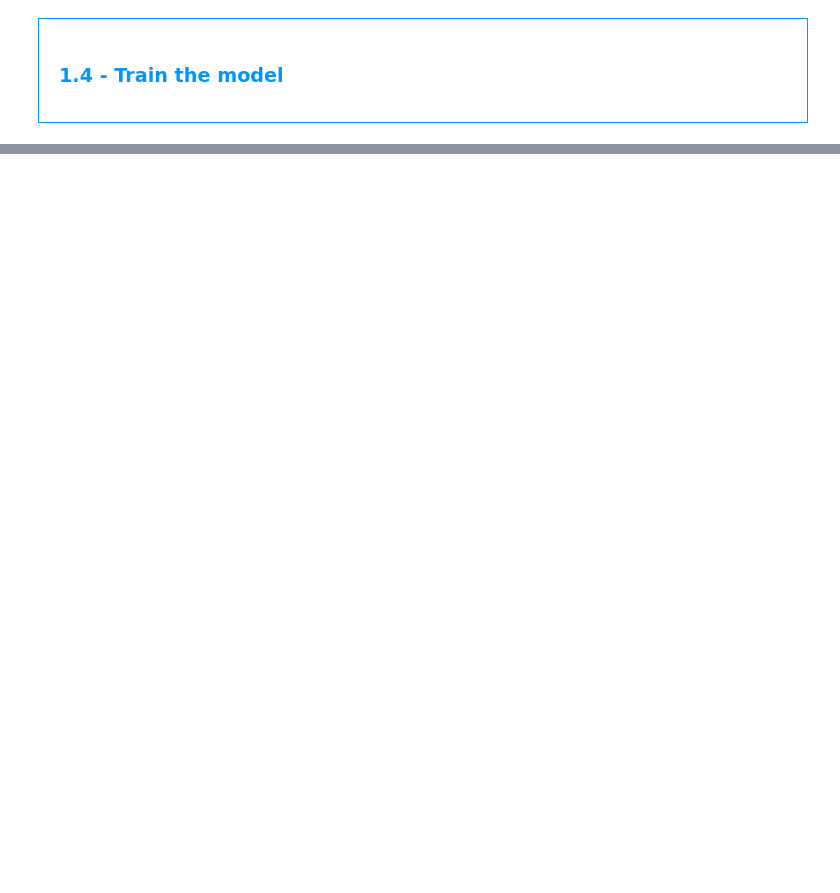
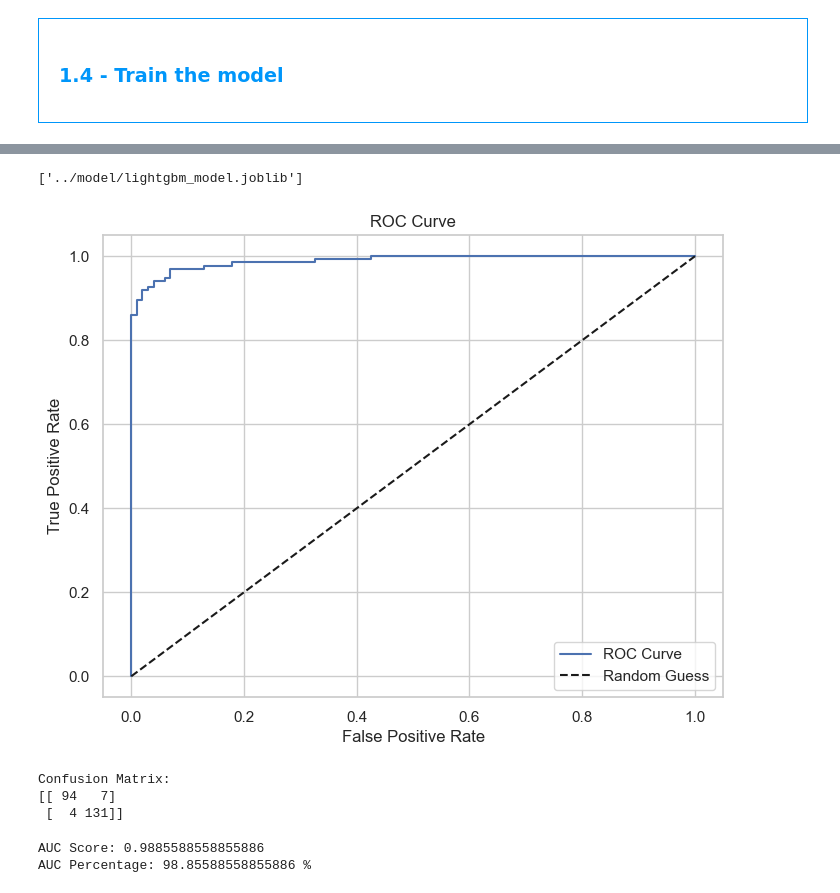
Before and after one commit to zizou47/Data-Science-Projects, a Jupyter notebook: Bank Customer Churn/notebook/main.ipynb, the cells around one changed output, grey strips where cells are left out. Saved outputs shown, nothing was run; the diff lists cells and outputs as text; code cells hidden in the pictures; blank space fills up the shorter version.

```diff
--- a/Bank Customer Churn/notebook/main.ipynb
+++ b/Bank Customer Churn/notebook/main.ipynb
@@ -478,0 +576,52 @@ Similar Training and Validation Scores: If both the training and validation scor
+# %%
+from joblib import dump, load
+
+
+# Save the model to a file
+dump(lgbm, "../model/lightgbm_model.joblib")
+# %% [output]
+['../model/lightgbm_model.joblib']
+# %%
+from sklearn.metrics import roc_curve, confusion_matrix
+import matplotlib.pyplot as plt
+
+# Predict probabilities for the test set
+y_prob = lgbm.predict_proba(X_test)[:, 1]  # Use the original test set X_test
+
+# Calculate ROC curve
+fpr, tpr, thresholds = roc_curve(y_test, y_prob)
+
+# Plot ROC curve
+plt.figure(figsize=(8, 6))
+plt.plot(fpr, tpr, label='ROC Curve')
+plt.plot([0, 1], [0, 1], 'k--', label='Random Guess')
+plt.xlabel('False Positive Rate')
+plt.ylabel('True Positive Rate')
+plt.title('ROC Curve')
+plt.legend()
+plt.show()
+
+# Calculate confusion matrix
+y_pred = lgbm.predict(X_test)
+conf_matrix = confusion_matrix(y_test, y_pred)
+print("Confusion Matrix:")
+print(conf_matrix)
+# %% [output]
+[figure, added]
+Confusion Matrix:
+[[ 94   7]
+ [  4 131]]
+# %%
+from sklearn.metrics import roc_auc_score
+
+# Calculate AUC score
+auc_score = roc_auc_score(y_test, y_prob)
+
+# Convert AUC score to percentage
+auc_percentage = auc_score * 100
+
+print("AUC Score:", auc_score)
+print("AUC Percentage:", auc_percentage, "%")
+# %% [output]
+AUC Score: 0.9885588558855886
+AUC Percentage: 98.85588558855886 %
```
Also changed, not shown: parts of 45 cells of this notebook, 16 other files.
